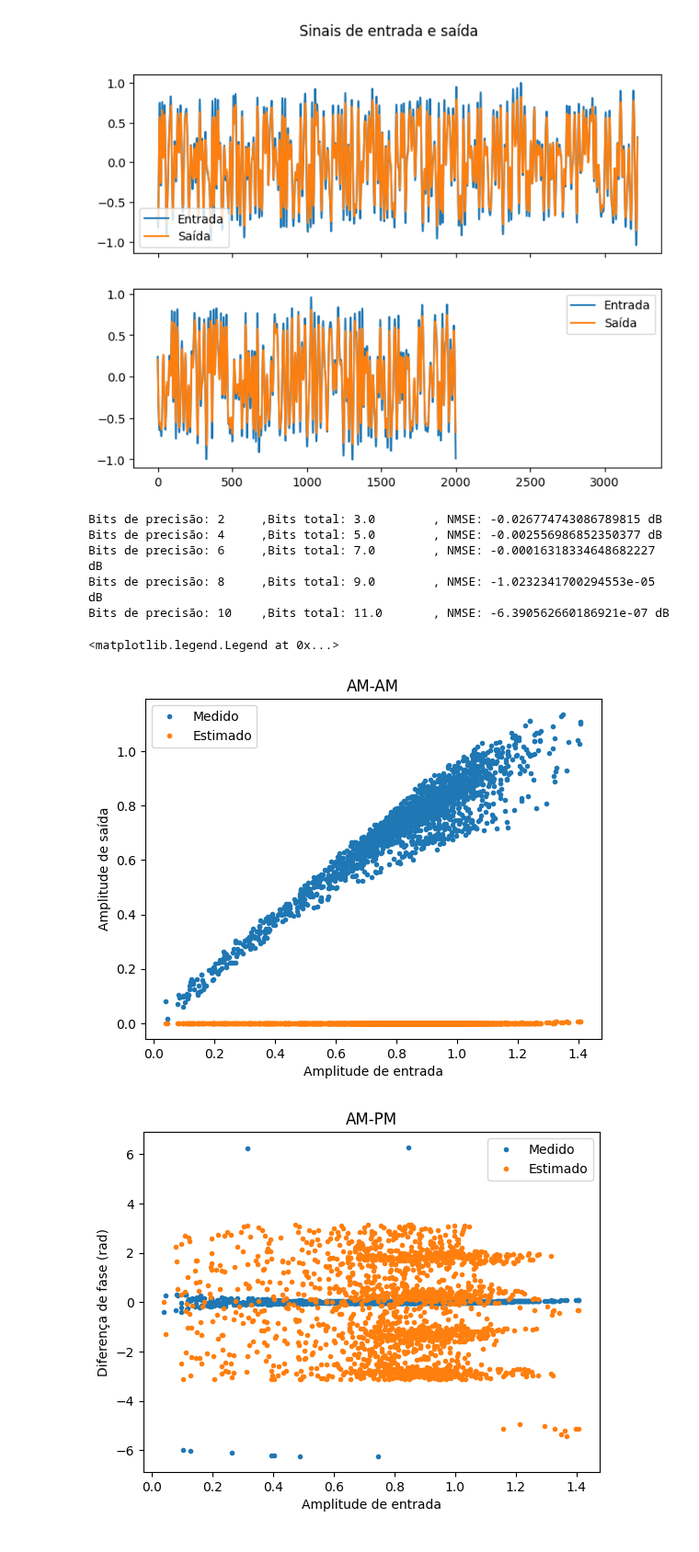
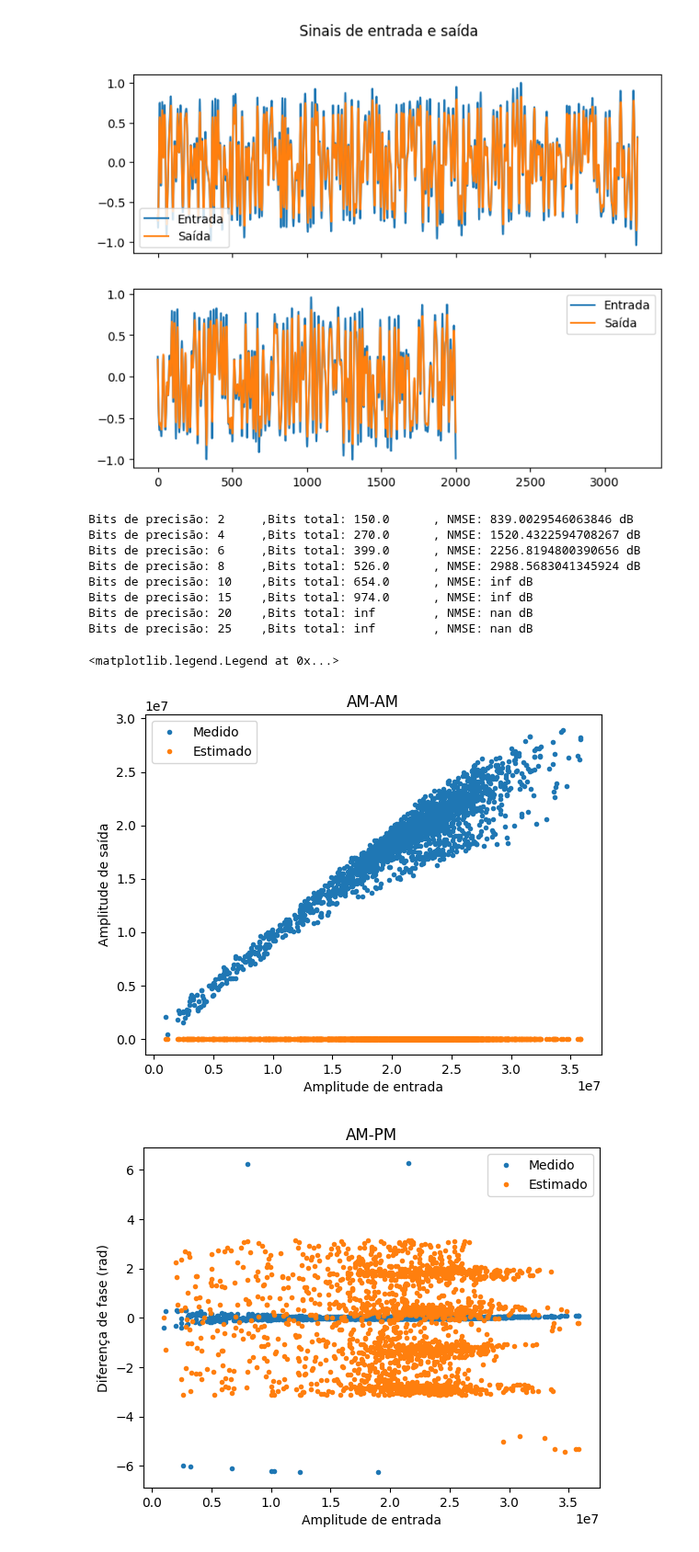
Before and after one commit to Je-Leo-AS/DPD, a Jupyter notebook: Atividade 4/MP.ipynb, the cells around one changed output. Shown at 92% size. Saved outputs shown, nothing was run; the diff lists cells and outputs as text; code cells hidden in the pictures.

```diff
--- a/Atividade 4/MP.ipynb
+++ b/Atividade 4/MP.ipynb
@@ -77,42 +105,13 @@ XX_val = mp_int(P, M, in_val_norm)
 # %%
-def MultiplicadorMatrizes(coefficients, XX, precision):
-    max_value = 0  # Variável para acompanhar o maior valor encontrado durante o processo
-
-    # Realizar a multiplicação elemento por elemento e aplicar as conversões
-    result = np.zeros_like(XX, dtype=np.complex128)
-    for i in range(XX.shape[0]):
-        for j in range(XX.shape[1]):
-            # Multiplicação com conversão para inteiro
-            multiplied = coefficients[j] * XX[i, j]
-
-            # Readequar o resultado (divisão e arredondamento para baixo)
-            readequated_real = np.floor(np.real(multiplied) / (2 ** precision))
-            readequated_imag = np.floor(np.imag(multiplied) / (2 ** precision))
-
-
-            # Atualizar o máximo valor encontrado
-            max_value = max(max_value, readequated_real)
-            max_value = max(max_value, readequated_imag)
-
-            # Converter de volta para decimal
-            result[i, j] = complex(readequated_real, readequated_imag)  / (2 ** precision)
-
-    soma_filas = np.sum(result, axis=1).reshape(-1, 1)
-
-    # Calcular a quantidade de bits extras para evitar overflow
-    extra_bits = np.ceil(np.log2(max_value + 1))
-
-    return soma_filas, extra_bits
-
-
-bits_precisao = [2, 4, 6, 8, 10]  # Exemplo de quantidade de bits para a precisão
+bits_precisao = [2, 4, 6, 8, 10, 15, 20, 25]  # Exemplo de quantidade de bits para a precisão
 nmse_values = []
-
 
 for p_bits in bits_precisao:
     # Converter para vírgula fixa
     in_val_fixed = np.round(in_val_norm * 2**p_bits)
     out_val_fixed = np.round(out_val_norm * 2**p_bits)
+
+    XX_val = mp_int(P, M, in_val_fixed, p_bits)
 
     # Calcular o NMSE
     #predicted_val_fixed = XX_val @ coefficients_norm
@@ -127,29 +126,32 @@ for p_bits in bits_precisao:
 for p_bits, total_bits, nmse in nmse_values:
     print(f"Bits de precisão: {p_bits}\t,Bits total: {total_bits}\t, NMSE: {nmse} dB")
 # %% [output]
-Bits de precisão: 2     ,Bits total: 3.0        , NMSE: -0.026774743086789815 dB
-Bits de precisão: 4     ,Bits total: 5.0        , NMSE: -0.002556986852350377 dB
-Bits de precisão: 6     ,Bits total: 7.0        , NMSE: -0.00016318334648682227 dB
-Bits de precisão: 8     ,Bits total: 9.0        , NMSE: -1.0232341700294553e-05 dB
-Bits de precisão: 10    ,Bits total: 11.0       , NMSE: -6.390562660186921e-07 dB
+Bits de precisão: 2     ,Bits total: 150.0      , NMSE: 839.0029546063846 dB
+Bits de precisão: 4     ,Bits total: 270.0      , NMSE: 1520.4322594708267 dB
+Bits de precisão: 6     ,Bits total: 399.0      , NMSE: 2256.8194800390656 dB
+Bits de precisão: 8     ,Bits total: 526.0      , NMSE: 2988.5683041345924 dB
+Bits de precisão: 10    ,Bits total: 654.0      , NMSE: inf dB
+Bits de precisão: 15    ,Bits total: 974.0      , NMSE: inf dB
+Bits de precisão: 20    ,Bits total: inf        , NMSE: nan dB
+Bits de precisão: 25    ,Bits total: inf        , NMSE: nan dB
 # %%
 # Gráficos AM-AM e AM-PM
 plt.figure()
-plt.plot(np.abs(in_data_val[M:]), np.abs(out_data_val[M:]), '.', label='Medido')
-plt.plot(np.abs(in_data_val[M:]), np.abs(predicted_val_fixed), '.', label='Estimado')
+plt.plot(np.abs(in_val_fixed[M:]), np.abs(out_val_fixed[M:]), '.', label='Medido')
+plt.plot(np.abs(in_val_fixed[M:]), np.abs(predicted_val_fixed), '.', label='Estimado')
 plt.xlabel('Amplitude de entrada')
 plt.ylabel('Amplitude de saída')
 plt.title('AM-AM')
 plt.legend()
 
 plt.figure()
-plt.plot(np.abs(in_data_val[M:]), np.angle(out_data_val[M:])-np.angle(in_data_val[M:]), '.', label='Medido')
-plt.plot(np.abs(in_data_val[M:]), np.angle(predicted_val_fixed)-np.angle(in_data_val[M:]), '.', label='Estimado')
+plt.plot(np.abs(in_val_fixed[M:]), np.angle(out_val_fixed[M:])-np.angle(in_val_fixed[M:]), '.', label='Medido')
+plt.plot(np.abs(in_val_fixed[M:]), np.angle(predicted_val_fixed)-np.angle(in_val_fixed[M:]), '.', label='Estimado')
 plt.xlabel('Amplitude de entrada')
 plt.ylabel('Diferença de fase (rad)')
 plt.title('AM-PM')
 plt.legend()
 # %% [output]
 <matplotlib.legend.Legend at 0x...>
-[figure, old version]
+[figure, new version]
-[figure, old version]
+[figure, new version]
```
Also changed, not shown: parts of 1 cell of this notebook, 2 other files.
